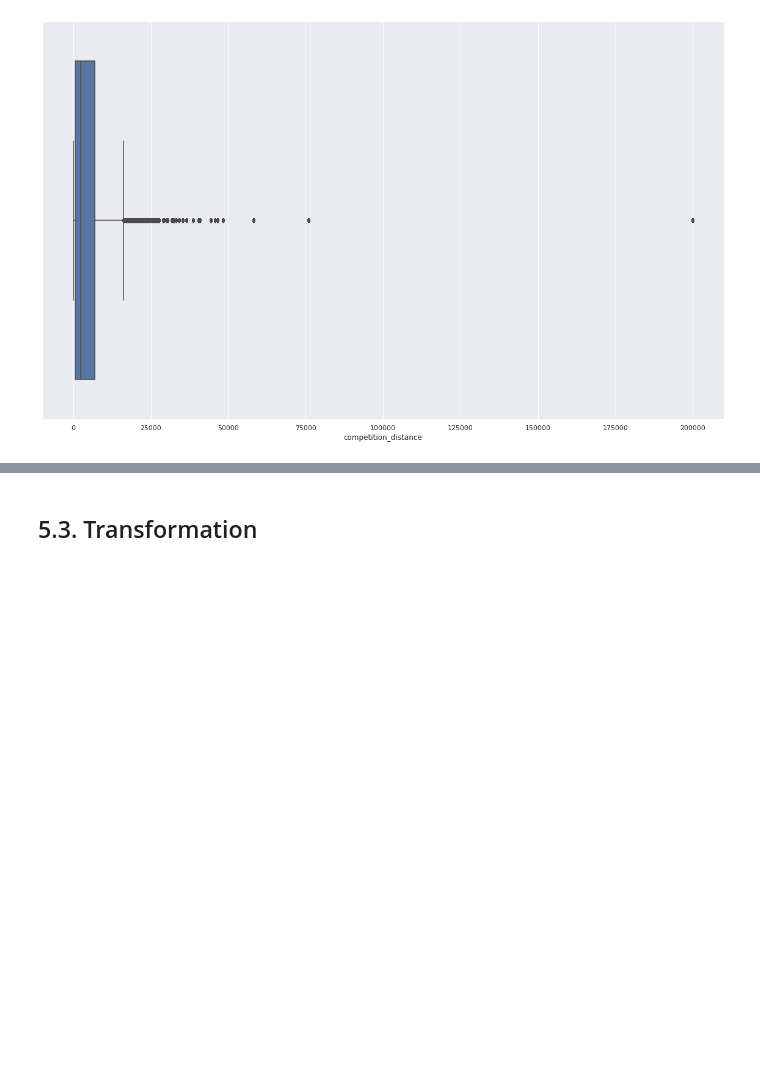
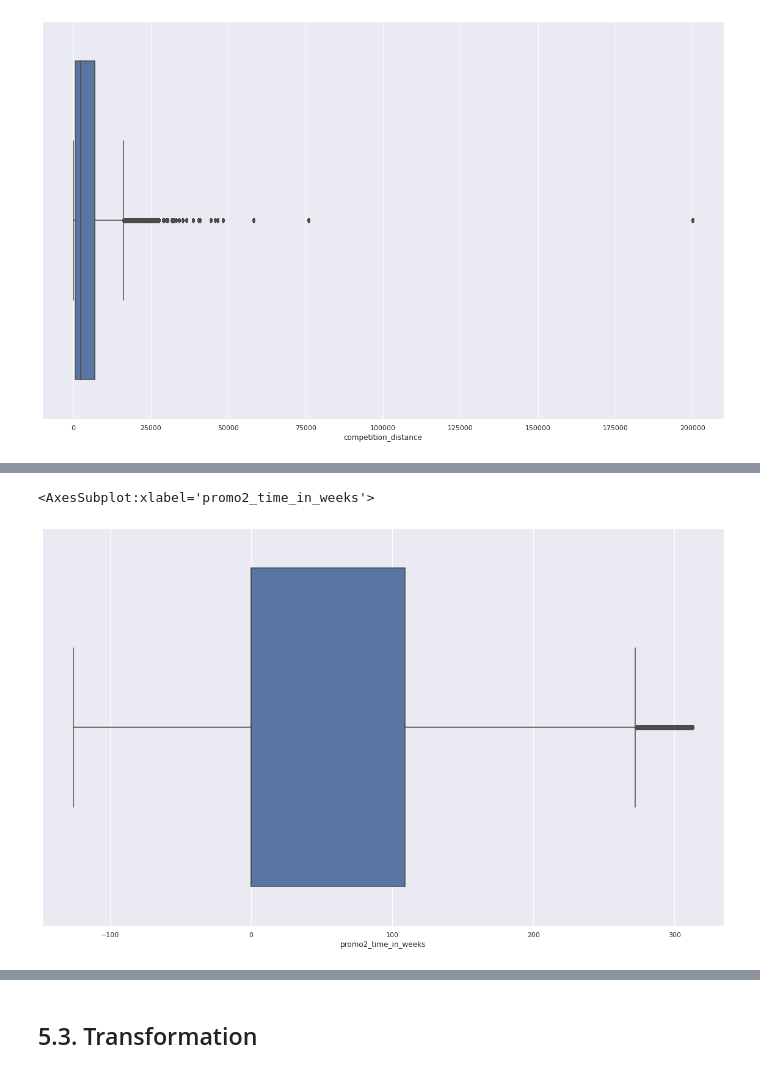
Before and after one commit to RaviCampos/ds_in_production, a Jupyter notebook: store_sales_predictions-p4.ipynb, the cells around one changed output, grey strips where cells are left out. Drawn from its saved outputs; the diff is of its cells as text; code cells hidden in the pictures; blank space fills up the shorter version.

```diff
--- a/store_sales_predictions-p4.ipynb
+++ b/store_sales_predictions-p4.ipynb
@@ -1613,0 +1620,16 @@ sns.boxplot(x=num["competition_distance"])
+# %%
+rs = RobustScaler()
+
+# competition distance
+
+# fit_transforms takes a two dimentional array as argument, hence the double square brackets that returns a df,
+# unlike the single square brackets that returns a series, when .values df returns an array of arrays,
+# and .values a series return an array of numbers
+df5["competition_distance"] = rs.fit_transform( df5[["competition_distance"]].values )
+
+df5["competition_time_in_months"] = rs.fit_transform( df5[["competition_time_in_months"]].values )
+# %%
+sns.boxplot(x=df5["promo2_time_in_weeks"])
+# %% [output]
+<AxesSubplot:xlabel='promo2_time_in_weeks'>
+[figure, added]
```
Also changed, not shown: parts of 10 cells of this notebook.
